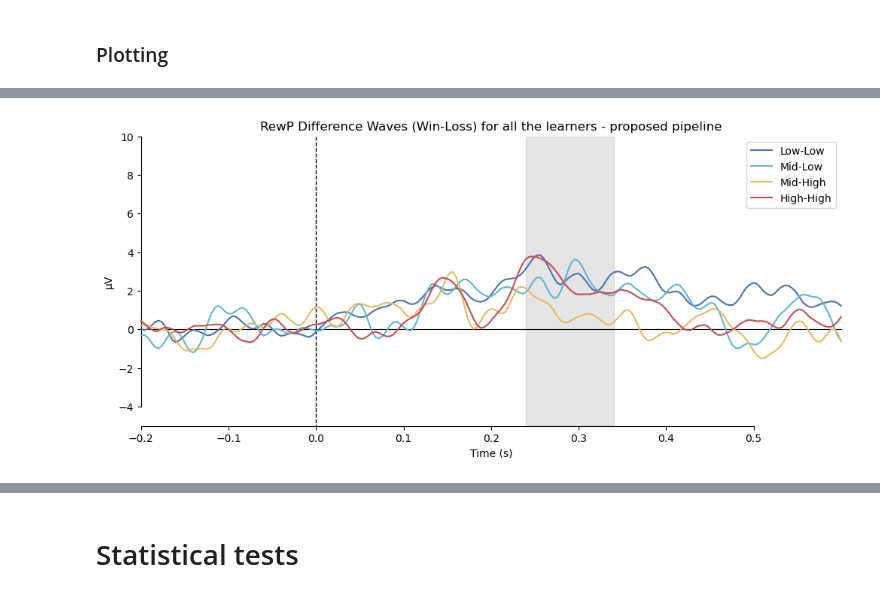
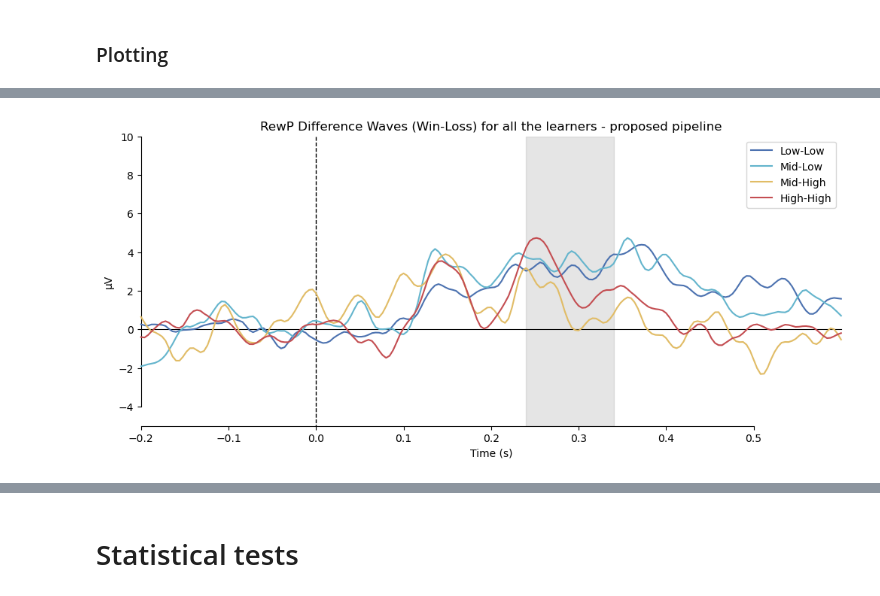
Before and after one commit to xuyg16/EEG_Reward-Processing_ERP, a Jupyter notebook: scripts/multi_subject_processing.ipynb, the cells around one changed output, grey strips where cells are left out. Drawn from its saved outputs; the diff is of its cells as text; code cells hidden in the pictures.

```diff
--- a/scripts/multi_subject_processing.ipynb
+++ b/scripts/multi_subject_processing.ipynb
@@ -58,6 +57,9 @@ epoch_dict = config.CONDITIONS_DICT['feedback_locked']
 
 ### Subject info list
 subject_info = config.SUBJECT_INFO
+
+# bin number (CHANGE)
+n_bins = config.N_BINS
 # %%
 root = config.BIDS_ROOT[USER]
 # montage setup
@@ -713,0 +371,3 @@ Fitting ICA took 17.5s.
+# %%
+ACTIVE_PIPELINE = 'proposed'
+group_evokeds_prop_learner, binned_group_evokeds_prop_learner = get_group_evokeds(ACTIVE_PIPELINE, learners_only=True)
@@ -714,2 +438,2 @@ Fitting ICA took 17.5s.
 # %%
-grand_averages_prop_learner = compute_grand_average(epoch_dict, group_evokeds_prop)
+grand_averages_prop_learner = compute_grand_average(epoch_dict, group_evokeds_prop_learner)
@@ -722,8 +456,8 @@ plot_erp(grand_averages_prop_learner, ylim=[-5, 20], diff=False, title=f"ERP Res
 # %%
-diff_evokeds_prop_learner = get_evoked_difference(grand_averages_prop)
+diff_evokeds_prop_learner = get_evoked_difference(grand_averages_prop_learner)
 plot_erp(diff_evokeds_prop_learner, diff=True, title=f"RewP Difference Waves (Win-Loss) for all the learners - {ACTIVE_PIPELINE} pipeline");
 # %% [output]
-[figure, old version]
+[figure, new version]
 # %%
 plot_topo_serires(diff_evokeds_prop_learner)
 # %% [output]
```
Also changed, not shown: parts of 27 cells of this notebook.
